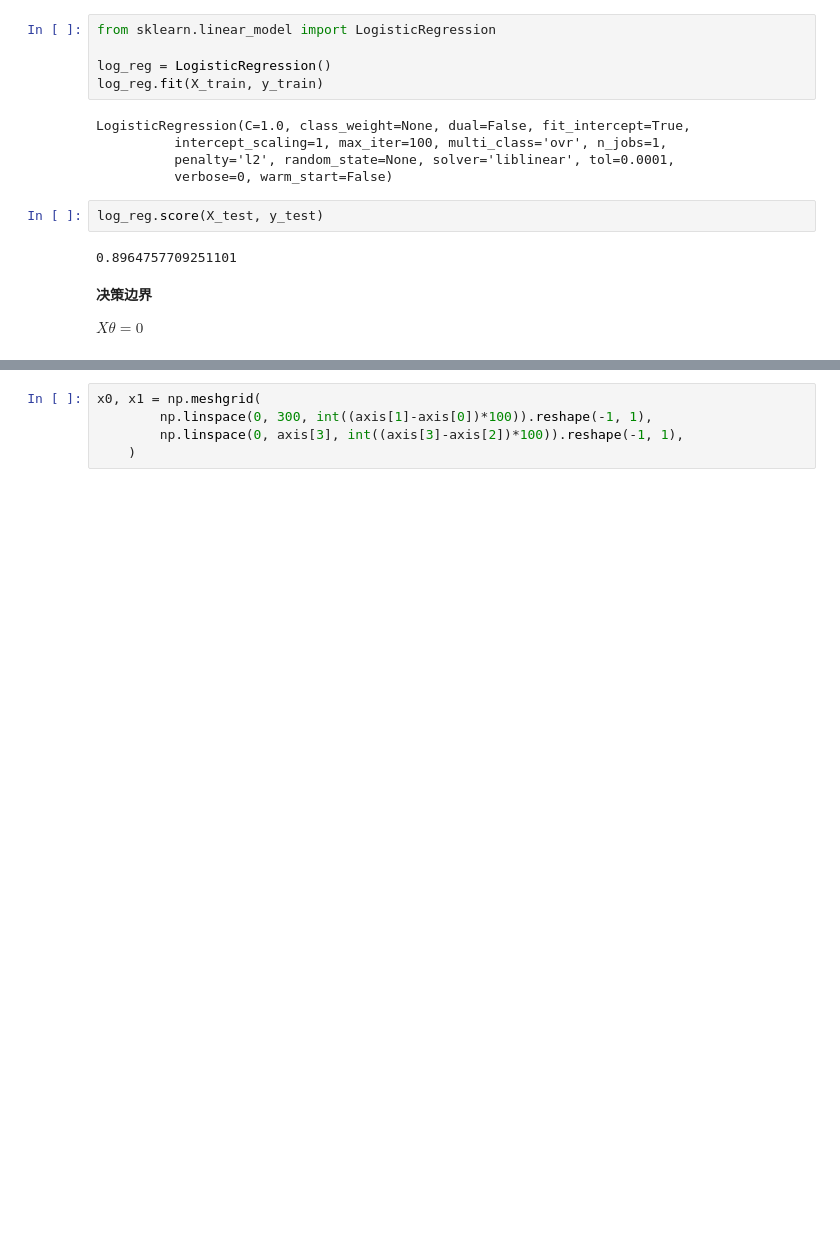
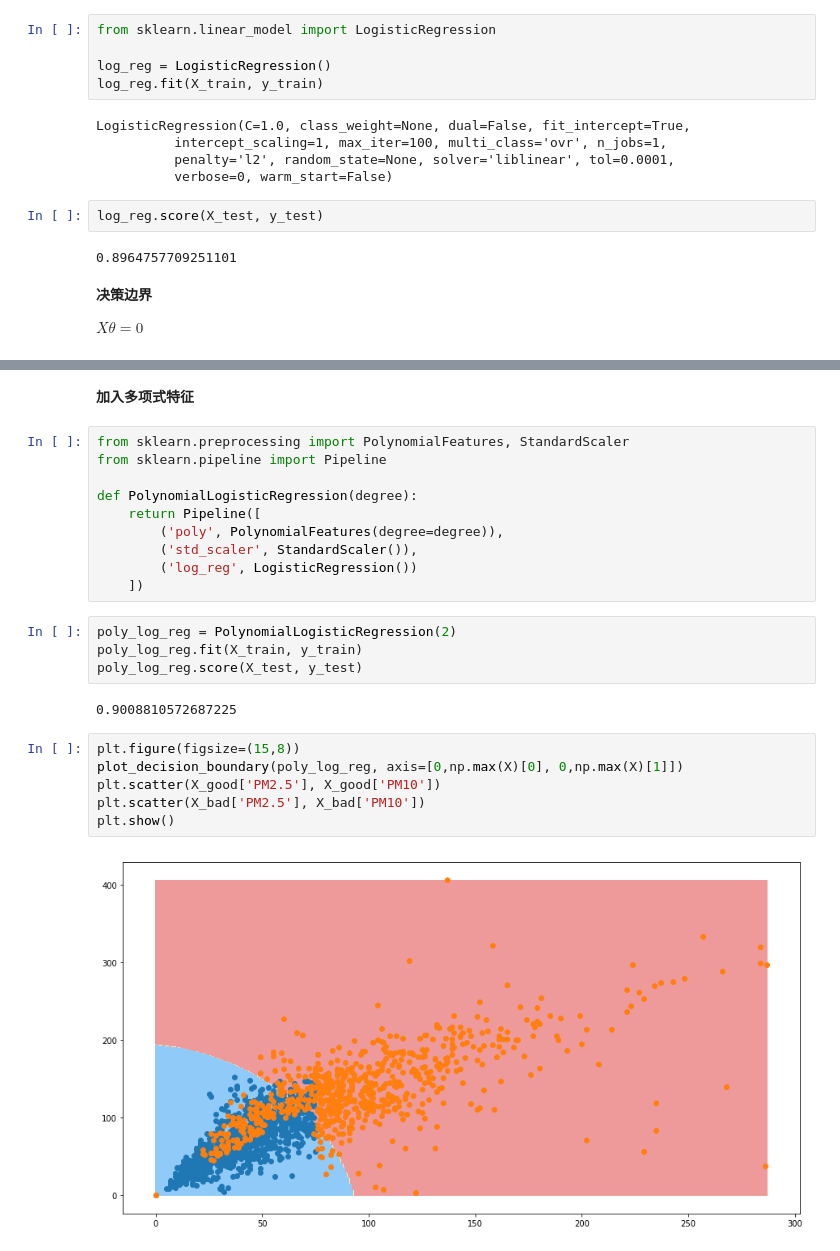
Before and after one commit to aimar112982/AQIstudy-1, a Jupyter notebook: AQI_analysis/LogRegforAQI.ipynb, the cells around one changed output, grey strips where cells are left out. Cells and saved outputs as stored; diff of their text form; blank space fills up the shorter version.

```diff
--- a/AQI_analysis/LogRegforAQI.ipynb
+++ b/AQI_analysis/LogRegforAQI.ipynb
@@ -100,5 +103,26 @@ plt.show()
-# %%
-x0, x1 = np.meshgrid(
-        np.linspace(0, 300, int((axis[1]-axis[0])*100)).reshape(-1, 1),
-        np.linspace(0, axis[3], int((axis[3]-axis[2])*100)).reshape(-1, 1),
-    )
+# %% [markdown]
+**加入多项式特征**
+# %%
+from sklearn.preprocessing import PolynomialFeatures, StandardScaler
+from sklearn.pipeline import Pipeline
+
+def PolynomialLogisticRegression(degree):
+    return Pipeline([
+        ('poly', PolynomialFeatures(degree=degree)),
+        ('std_scaler', StandardScaler()),
+        ('log_reg', LogisticRegression())
+    ])
+# %%
+poly_log_reg = PolynomialLogisticRegression(2)
+poly_log_reg.fit(X_train, y_train)
+poly_log_reg.score(X_test, y_test)
+# %% [output]
+0.9008810572687225
+# %%
+plt.figure(figsize=(15,8))
+plot_decision_boundary(poly_log_reg, axis=[0,np.max(X)[0], 0,np.max(X)[1]])
+plt.scatter(X_good['PM2.5'], X_good['PM10'])
+plt.scatter(X_bad['PM2.5'], X_bad['PM10'])
+plt.show()
+# %% [output]
+[figure, added]
```
Also changed, not shown: parts of 6 cells of this notebook.
